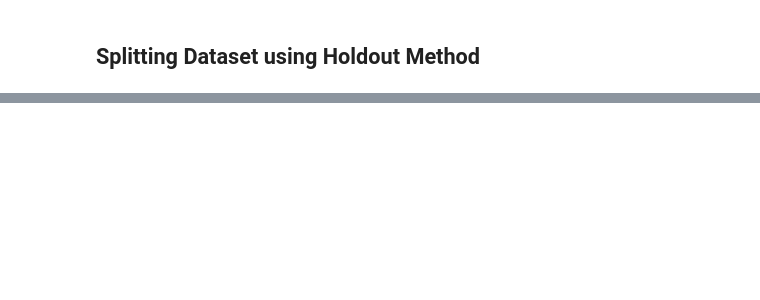
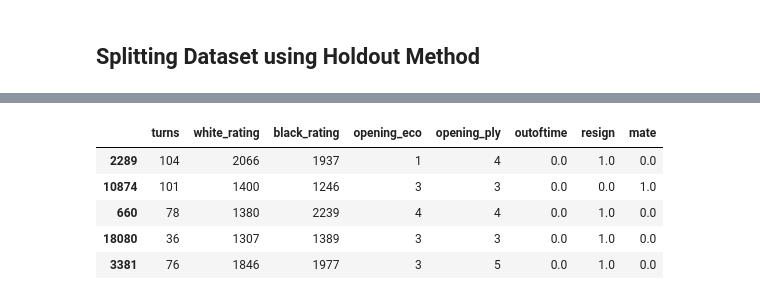
Before and after one commit to ceschini/lichess_win_prediction, a Jupyter notebook: ml_chess_predict.ipynb, the cells around one changed output, grey strips where cells are left out. Saved outputs shown, nothing was run; the diff lists cells and outputs as text; code cells hidden in the pictures; blank space fills up the shorter version.

```diff
--- a/ml_chess_predict.ipynb
+++ b/ml_chess_predict.ipynb
@@ -339,0 +350,11 @@ ValueError: could not convert string to float: 'C02'
+# %%
+min_max_scaler = preprocessing.MinMaxScaler()
+# X_train[X_train.columns] = min_max_scaler.fit_transform(X_train[X_train.columns])
+X_train.head()
+# %% [output]
+|  | turns | white_rating | black_rating | opening_eco | opening_ply | outoftime | resign | mate |
+| 2289 | 104 | 2066 | 1937 | 1 | 4 | 0.0 | 1.0 | 0.0 |
+| 10874 | 101 | 1400 | 1246 | 3 | 3 | 0.0 | 0.0 | 1.0 |
+| 660 | 78 | 1380 | 2239 | 4 | 4 | 0.0 | 1.0 | 0.0 |
+| 18080 | 36 | 1307 | 1389 | 3 | 3 | 0.0 | 1.0 | 0.0 |
+| 3381 | 76 | 1846 | 1977 | 3 | 5 | 0.0 | 1.0 | 0.0 |
```
Also changed, not shown: parts of 52 cells of this notebook.
